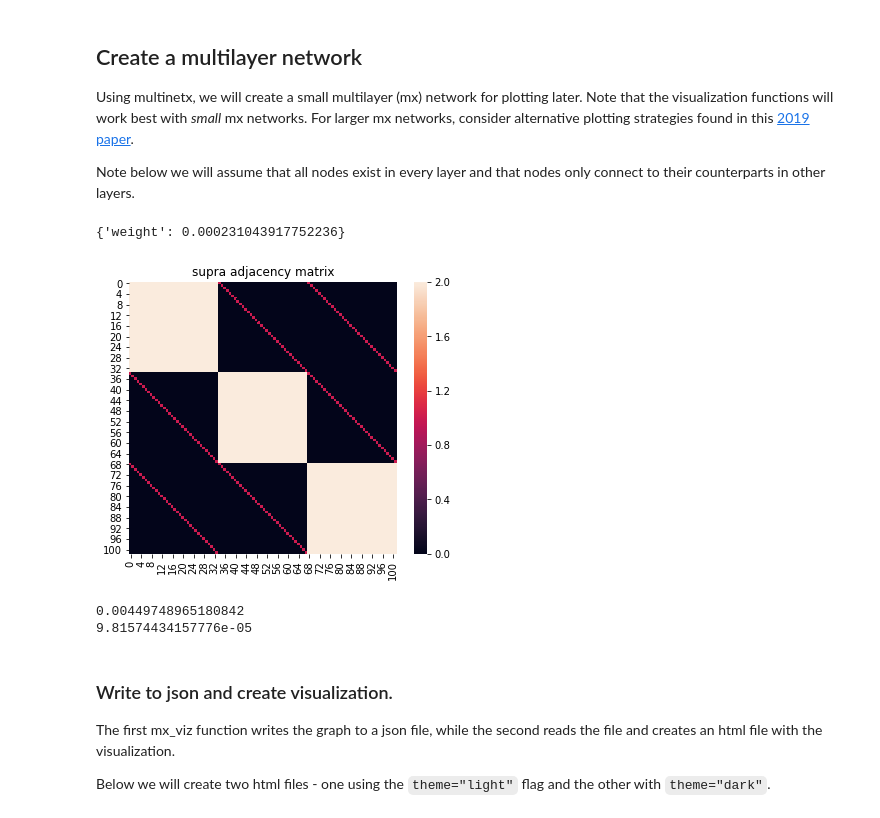
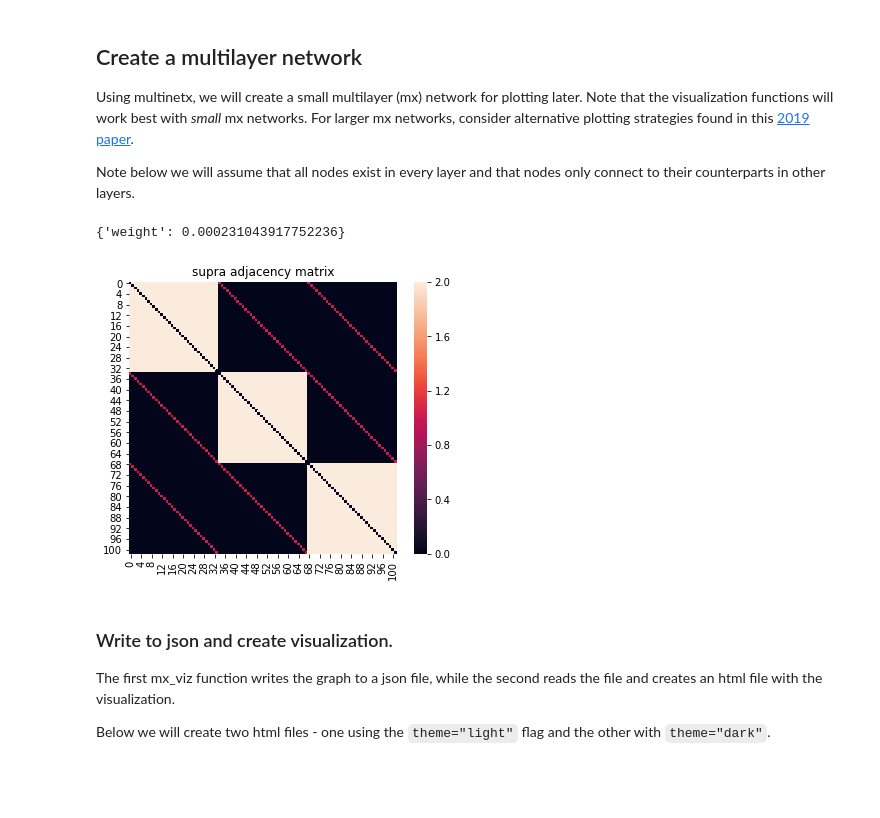
Before and after one commit to asizemore/multilayer_network_examples, a Jupyter notebook: fig3_viz.ipynb, the cells around one changed output. Saved outputs shown, nothing was run; the diff lists cells and outputs as text; code cells hidden in the pictures; blank space fills up the shorter version.

```diff
--- a/fig3_viz.ipynb
+++ b/fig3_viz.ipynb
@@ -46,7 +46,11 @@ g1.add_nodes_from(stars)
 
 for r in stars:
     for c in stars:
-        g1.add_edge(r,c,weight=float(distances[r-1][c-1]))
+
+        # Add edge if r != c
+        if r!= c:
+            g1.add_edge(r,c,weight=float(distances[r-1][c-1]))
+
 
 # open and write g2 as saccade dorado
 with open('data/oodahat_dorado.csv', newline='') as f:
@@ -59,7 +63,9 @@ g2.add_nodes_from(stars)
 
 for r in stars:
     for c in stars:
-        g2.add_edge(r,c,weight=float(distances[r-1][c-1]))
+        if r != c:
+            g2.add_edge(r,c,weight=float(distances[r-1][c-1]))
+
 
 # open and write g3 as mags dorado
 with open('data/magsahat_dorado.csv', newline='') as f:
@@ -72,41 +78,45 @@ g3.add_nodes_from(stars)
 
 for r in stars:
     for c in stars:
-        g3.add_edge(r,c,weight=float(distances[r-1][c-1]))
+        if r !=c:
+            g3.add_edge(r,c,weight=float(distances[r-1][c-1]))
+
 
 
 # Use multinetx to generate three graphs each on nNodes nodes.
 # g1 = mx.generators.erdos_renyi_graph(nNodes,0.5,seed=216)
 # g2 = mx.generators.erdos_renyi_graph(nNodes,0.5,seed=130)
 # g3 = mx.generators.erdos_renyi_graph(nNodes,0.5,seed=81)
 
 # Define adjacency between layers. Here we only assign nodes to themselves in each layer.
 adj_block = mx.lil_matrix(np.zeros((nNodes*nLayers,nNodes*nLayers)))
 
 for i in np.arange(nLayers-1):
     for l in np.arange(i+1,nLayers):
         adj_block[i*nNodes:(i+1)*nNodes, (l)*nNodes:(l+1)*nNodes] = np.identity(nNodes)
 
 adj_block += adj_block.T
 
 # Create multilayer graph with mx.
 mg = mx.MultilayerGraph(list_of_layers=[g1,g2,g3],
                         inter_adjacency_matrix=adj_block)
 
 # Here we can set the edge weights to different values just so we can see which are inter- and intra-layer edges.
 mg.set_edges_weights(intra_layer_edges_weight=2,
                     inter_layer_edges_weight=1)
 
 ## Plot the supra-adjacency matrix to check that we actually made a multilayer network.
 fig = plt.figure(figsize=(6,5))
 sns.heatmap(mx.adjacency_matrix(mg,weight='weight').todense())
 plt.title('supra adjacency matrix');
 
 g1.get_edge_data(1,4)
 # %% [output]
 {'weight': 0.000231043917752236}
-[figure, old version]
+[figure, new version]
 # %%
+#### DO NOT USE. ########
+
 weight_array = []
 for edge in g2.edges() :
 #     print(g1.get_edge_data(edge[0],edge[1])["weight"])
@@ -115,9 +125,6 @@ for edge in g2.edges() :
 
 print(max(weight_array))
 print(min(weight_array))
-# %% [output]
-0.00449748965180842
-9.81574434157776e-05
 # %% [markdown]
 ### Write to json and create visualization.
 
```
Also changed, not shown: parts of 4 cells of this notebook, 2 other files.
